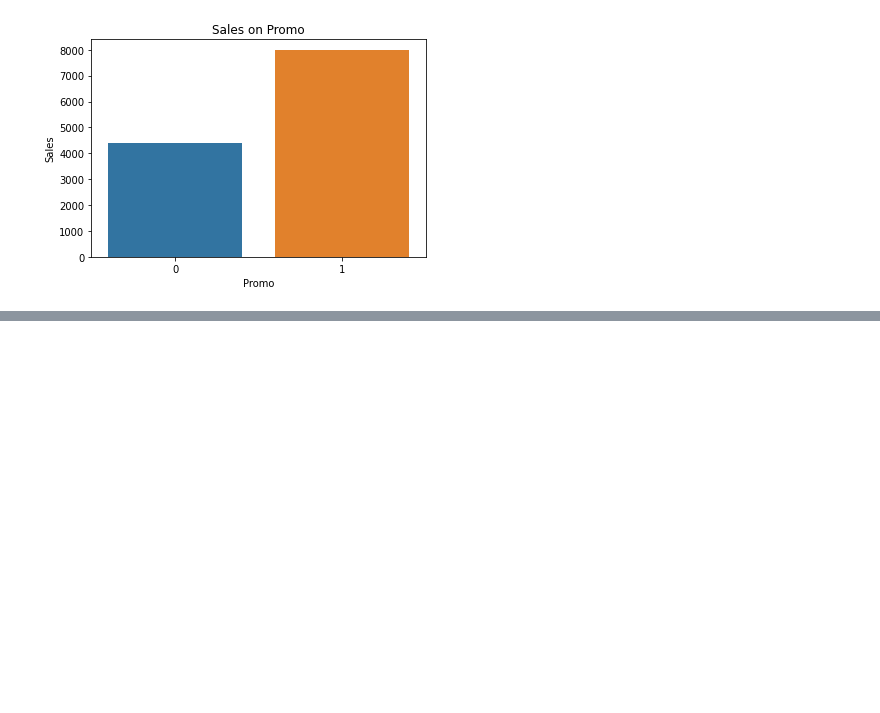
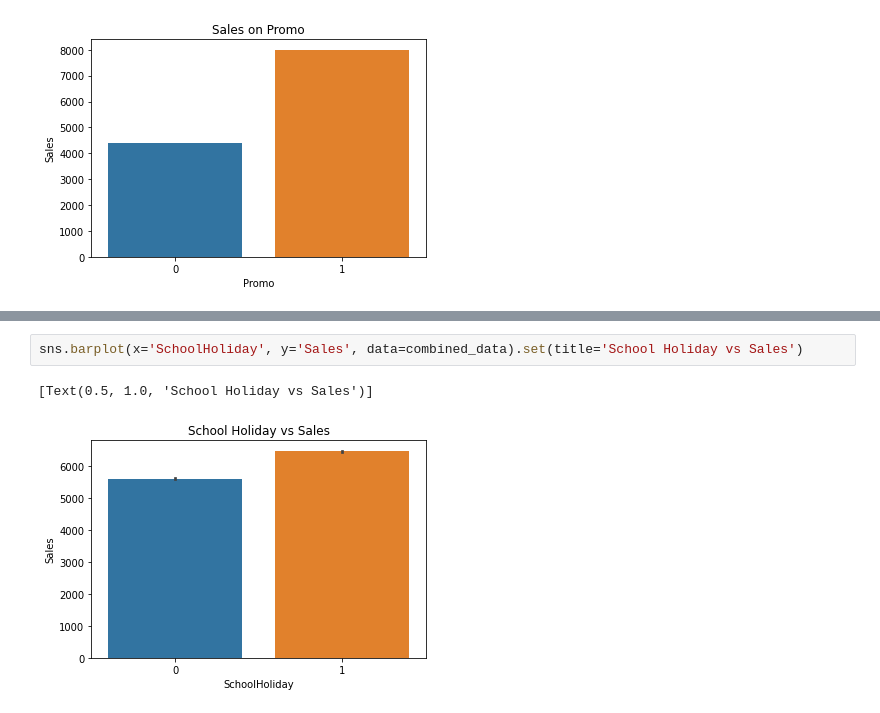
Before and after one commit to pavanibill/Hotel-booking-data-analysis, a Jupyter notebook: Pavani_of_Copy_of_Rossmann_Sales_Prediction_Capstone_Project.ipynb, the cells around one changed output, grey strips where cells are left out. Drawn from its saved outputs; the diff is of its cells as text; blank space fills up the shorter version.

```diff
--- a/Pavani_of_Copy_of_Rossmann_Sales_Prediction_Capstone_Project.ipynb
+++ b/Pavani_of_Copy_of_Rossmann_Sales_Prediction_Capstone_Project.ipynb
@@ -151,0 +158,5 @@ sns.barplot(x='Promo',y='Sales',data=combined_data).set(title='Sales on Promo')
+# %%
+sns.barplot(x='SchoolHoliday', y='Sales', data=combined_data).set(title='School Holiday vs Sales')
+# %% [output]
+[Text(0.5, 1.0, 'School Holiday vs Sales')]
+[figure, added]
```
Also changed, not shown: parts of 3 cells of this notebook.
